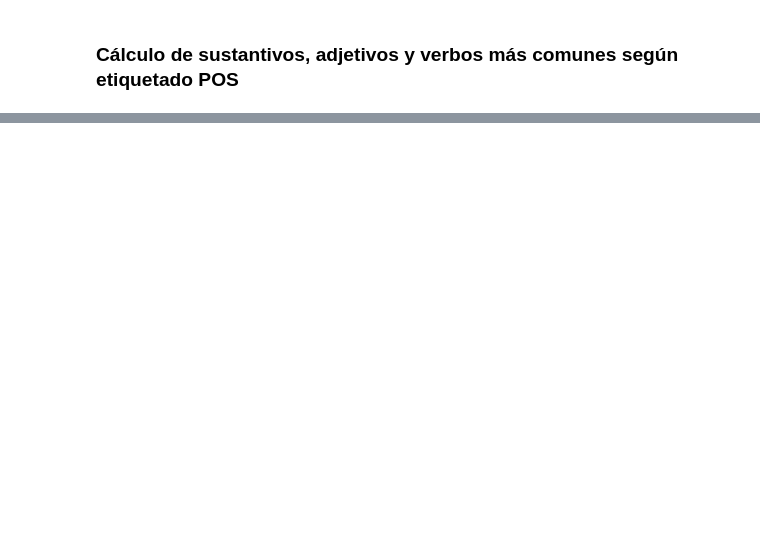
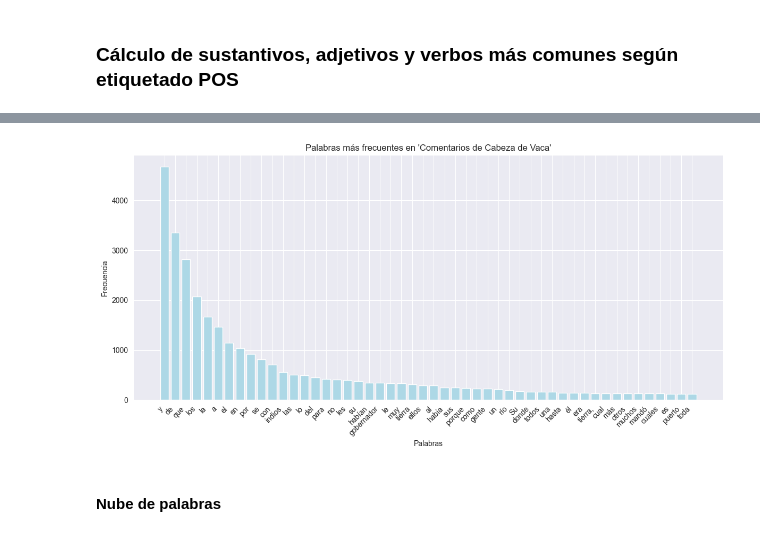
Before and after one commit to rominicky/comentarios-cabeza-de-vaca, a Jupyter notebook: assets/notebook/exploracion_textual.ipynb, the cells around one changed output, grey strips where cells are left out. Saved outputs shown, nothing was run; the diff lists cells and outputs as text; code cells hidden in the pictures; blank space fills up the shorter version.

```diff
--- a/assets/notebook/exploracion_textual.ipynb
+++ b/assets/notebook/exploracion_textual.ipynb
@@ -107,7 +112,7 @@ def download_text_from_url(url):
         print(f"Error de descarga de la URL: {e}")
         return None
 
-url = "https://raw.githubusercontent.com/rominicky/comentarios-cabeza-de-vaca/refs/heads/main/assets/downloads/comentarios.txt"
+url = "https://raw.githubusercontent.com/rominicky/comentarios-cabeza-de-vaca/refs/heads/main/assets/downloads/comentarios-indice.txt"
 comentarios_txt = download_text_from_url(url)
 
 if comentarios_txt:
@@ -135,6 +133,6 @@ Que trata de cómo el gobernador
 # %%
-""" # Otra alternativa es cargar el texto desde una ruta relativa
-with open(r'C:\~\downloads\comentarios.txt', 'r', encoding='utf-8') as f:
+#Otra alternativa es cargar el texto desde una ruta relativa
+""" with open(r'C:\~\downloads\comentarios.txt', 'r', encoding='utf-8') as f:
     comentarios_txt = f.read()
 
 # Imprimir los primeros 500 caracteres
@@ -180,6 +147,5 @@ comentarios cabeza de vaca adelantado y gobernador del río de la plata escripto
 # %%
-#Segunda forma de limpieza, con funciones con NLTK, para eliminar stopwords y tokenizar el texto
-import unicodedata
+#Limpieza, con funciones con NLTK, para eliminar stopwords y tokenizar el texto
 # Función de normalización y eliminación de signos no útiles
 def normalizar(texto):
     texto = unicodedata.normalize('NFKD', texto)
@@ -191,7 +157,7 @@ stopwords_siglo_XVI_raw = {
     'à', 'á', 'ó', 'ò', 'i', 'o',
     'hast', 'dende', 'dixo', 'dixeron', 'dixieron',
     'desque', 'después', 'allí', 'día', 'porque', 'pues', 'otro', 'otros', 'tanto', 'todo', 'muy',
-    'más', 'menos', 'era', 'fue', 'fueron', 'había', 'tenía', 'mandó', 'vino', 'dio', 'dijo',
+    'más', 'menos', 'era', 'capítulos', 'capítulo', 'fue', 'fueron', 'había', 'tenía', 'mandó', 'vino', 'dio', 'dijo',
     'CAPÍTULO', 'CAPITULO', 'CAPÍTULOS', 'ÍNDICE', 'INDICE', '\n\nCAPÍTULO V\nDe', '\n\nINDICE', '\n\n'
 }
 
@@ -744,0 +472,32 @@ plt.show()
+# %%
+# Gráfico de palabas más frecuentes en texto sin procesar
+""" # Lectura de texto_limpio.txt
+with open('texto_limpio.txt', 'r', encoding='utf-8') as file:
+    texto_limpio = file.read() """
+
+# Tokenización
+palabras = comentarios_txt.split()
+
+# Cálculo de la frecuencia de cada palabra
+frecuencia_palabras = Counter(palabras)
+
+# Palabras más frecuentes
+palabras_mas_frecuentes = frecuencia_palabras.most_common(50)
+
+# Separación de palabras y frecuencias
+palabras, frecuencias = zip(*palabras_mas_frecuentes)
+
+sns.set_style("darkgrid")
+# Creación de gráfico
+plt.figure(figsize=(12, 6))
+plt.bar(palabras, frecuencias, color='lightblue')
+plt.xlabel("Palabras")
+plt.ylabel("Frecuencia")
+plt.title("Palabras más frecuentes en 'Comentarios de Cabeza de Vaca'")
+plt.xticks(rotation=45, ha='right')
+plt.tight_layout()
+plt.show()
+# %% [output]
+[figure, added]
+# %% [markdown]
+#### Nube de palabras
```
Also changed, not shown: parts of 62 cells of this notebook, 1 other file.
